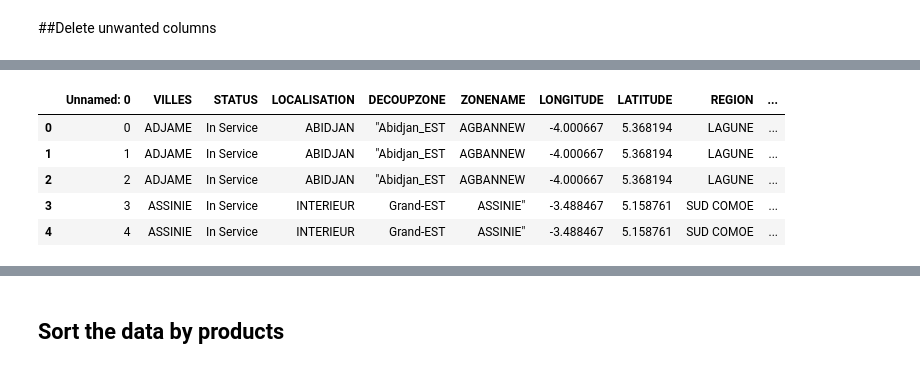
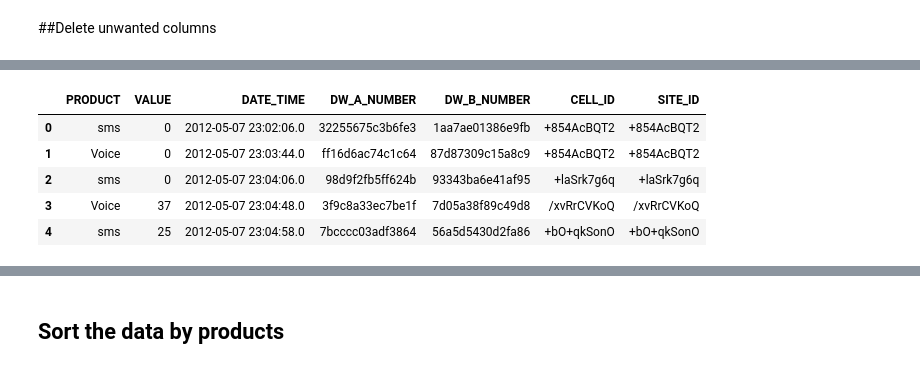
Before and after one commit to Faith-Mbugua/Moringa_Data_Science_Prep_W3_Independent_Project_2021_11_Faith_Mbugua_DataReport., a Jupyter notebook: Moringa_Data_Science_Prep_W3_Independent_Project_2021_11_Faith_Mbugua_Python_Notebook_.ipynb, the cells around one changed output, grey strips where cells are left out. Drawn from its saved outputs; the diff is of its cells as text; code cells hidden in the pictures.

```diff
--- a/Moringa_Data_Science_Prep_W3_Independent_Project_2021_11_Faith_Mbugua_Python_Notebook_.ipynb
+++ b/Moringa_Data_Science_Prep_W3_Independent_Project_2021_11_Faith_Mbugua_Python_Notebook_.ipynb
@@ -79,11 +64,11 @@ df.head()
-# %%
-# merge df4 with df on CELL_ID
-df6=pd.merge(df4,df,how='left',on="CELL_ID")
-df6.head()
-# %% [output]
-|  | Unnamed: 0 | VILLES | STATUS | LOCALISATION | DECOUPZONE | ZONENAME | LONGITUDE | LATITUDE | REGION | ... |
-| 0 | 0 | ADJAME | In Service | ABIDJAN | "Abidjan_EST | AGBANNEW | -4.000667 | 5.368194 | LAGUNE | ... |
-| 1 | 1 | ADJAME | In Service | ABIDJAN | "Abidjan_EST | AGBANNEW | -4.000667 | 5.368194 | LAGUNE | ... |
-| 2 | 2 | ADJAME | In Service | ABIDJAN | "Abidjan_EST | AGBANNEW | -4.000667 | 5.368194 | LAGUNE | ... |
-| 3 | 3 | ASSINIE | In Service | INTERIEUR | Grand-EST | ASSINIE" | -3.488467 | 5.158761 | SUD COMOE | ... |
-| 4 | 4 | ASSINIE | In Service | INTERIEUR | Grand-EST | ASSINIE" | -3.488467 | 5.158761 | SUD COMOE | ... |
+# %%
+#delete the CELL_ON_SITE, COUNTRY_A, COUNTRY_B from the dataframe
+df22 = df2.drop(df2.columns[[3,6,7]], axis=1)
+df22.head()
+# %% [output]
+|  | PRODUCT | VALUE | DATE_TIME | DW_A_NUMBER | DW_B_NUMBER | CELL_ID | SITE_ID |
+| 0 | sms | 0 | 2012-05-07 23:02:06.0 | 32255675c3b6fe3 | 1aa7ae01386e9fb | +854AcBQT2 | +854AcBQT2 |
+| 1 | Voice | 0 | 2012-05-07 23:03:44.0 | ff16d6ac74c1c64 | 87d87309c15a8c9 | +854AcBQT2 | +854AcBQT2 |
+| 2 | sms | 0 | 2012-05-07 23:04:06.0 | 98d9f2fb5ff624b | 93343ba6e41af95 | +laSrk7g6q | +laSrk7g6q |
+| 3 | Voice | 37 | 2012-05-07 23:04:48.0 | 3f9c8a33ec7be1f | 7d05a38f89c49d8 | /xvRrCVKoQ | /xvRrCVKoQ |
+| 4 | sms | 25 | 2012-05-07 23:04:58.0 | 7bcccc03adf3864 | 56a5d5430d2fa86 | +bO+qkSonO | +bO+qkSonO |
```
Also changed, not shown: parts of 9 cells of this notebook.
